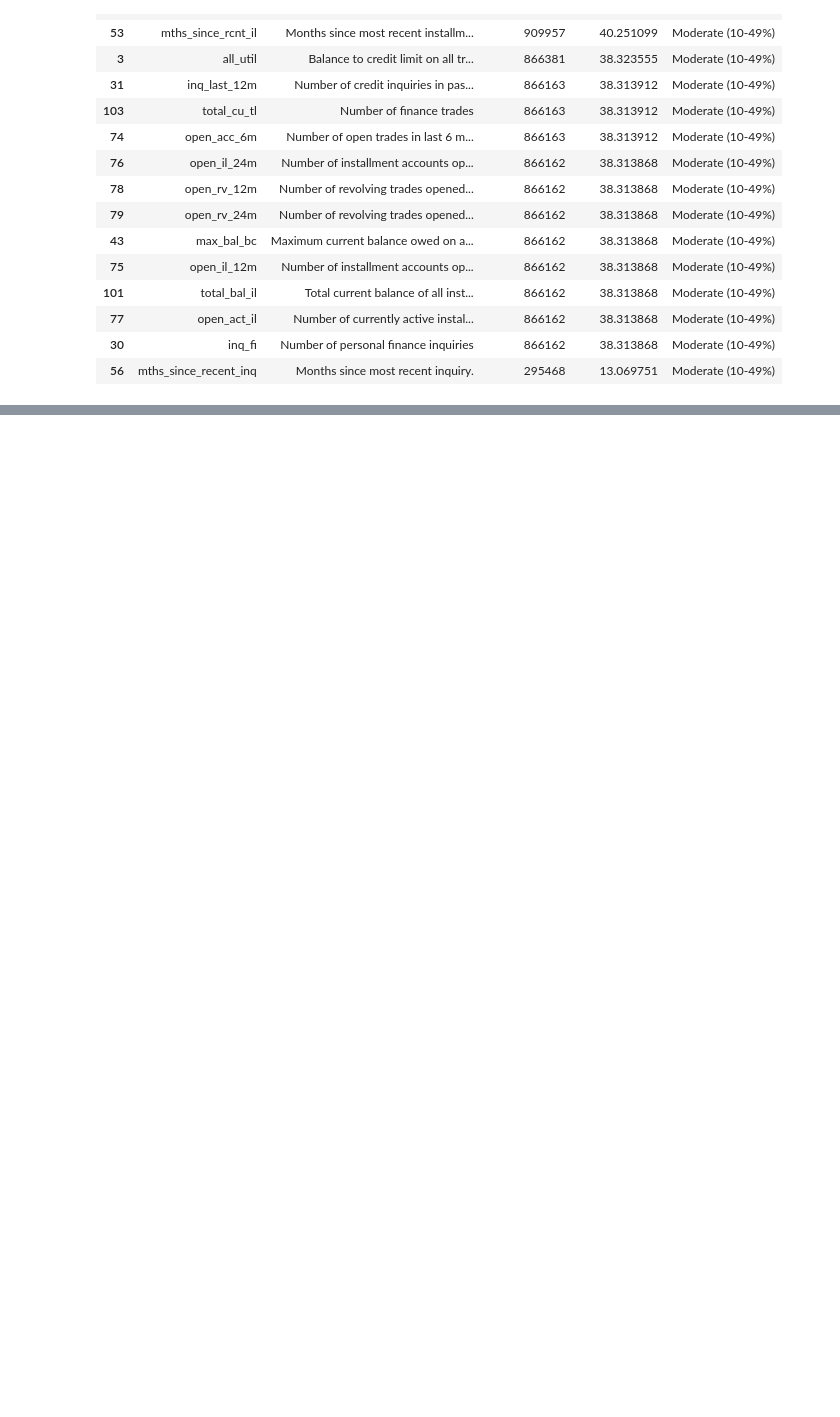
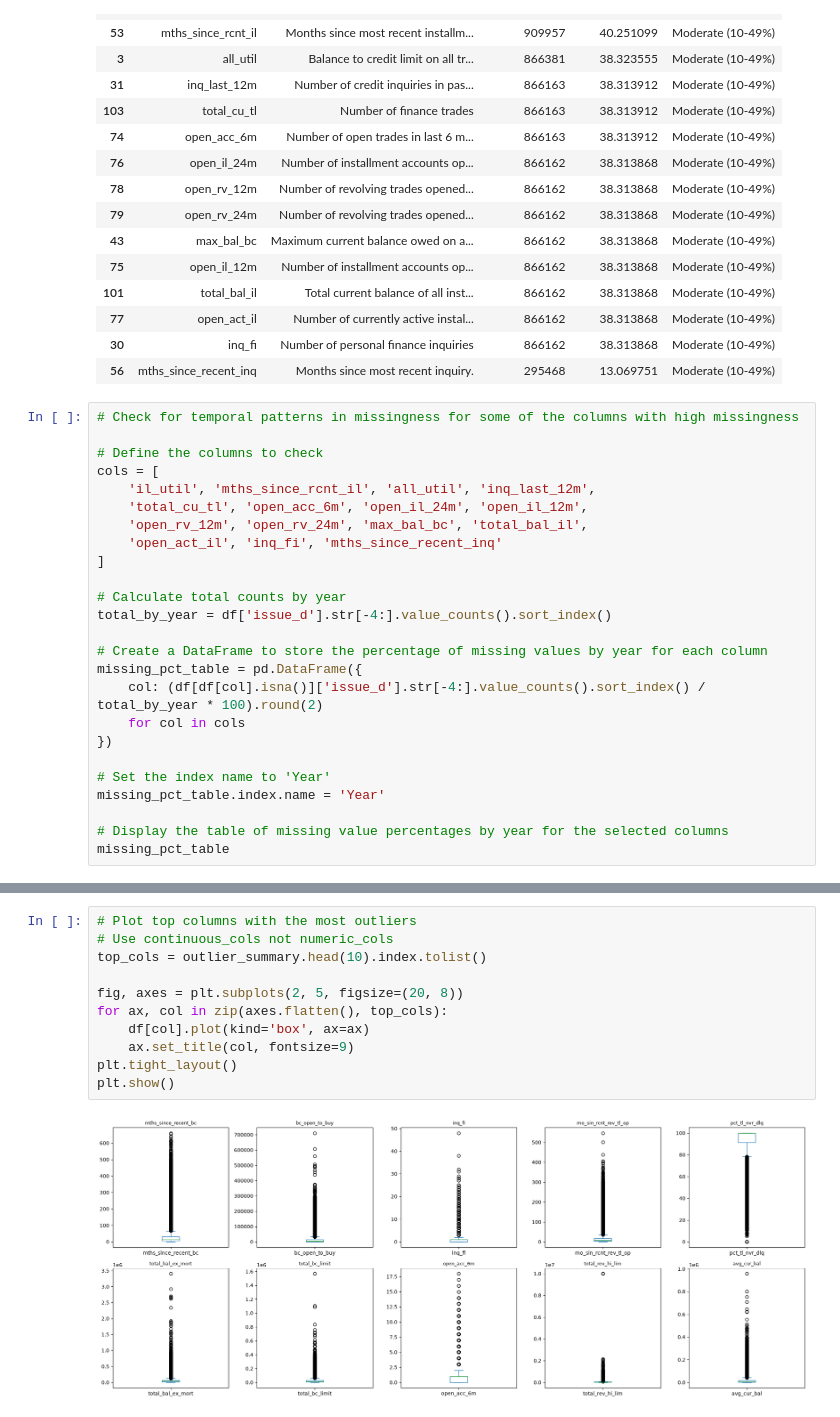
Before and after one commit to BuildersLab/Credit-Risk-Default, a Jupyter notebook: notebooks/00_cleaning.ipynb, the cells around one changed output, grey strips where cells are left out. Drawn from its saved outputs; the diff is of its cells as text; blank space fills up the shorter version.

```diff
--- a/notebooks/00_cleaning.ipynb
+++ b/notebooks/00_cleaning.ipynb
@@ -345,3 +462,28 @@ Columns with moderate missingness (10-49%):
 | 77 | open_act_il | Number of currently active instal... | 866162 | 38.313868 | Moderate (10-49%) |
 | 30 | inq_fi | Number of personal finance inquiries | 866162 | 38.313868 | Moderate (10-49%) |
 | 56 | mths_since_recent_inq | Months since most recent inquiry. | 295468 | 13.069751 | Moderate (10-49%) |
+# %%
+# Check for temporal patterns in missingness for some of the columns with high missingness
+
+# Define the columns to check
+cols = [
+    'il_util', 'mths_since_rcnt_il', 'all_util', 'inq_last_12m',
+    'total_cu_tl', 'open_acc_6m', 'open_il_24m', 'open_il_12m',
+    'open_rv_12m', 'open_rv_24m', 'max_bal_bc', 'total_bal_il',
+    'open_act_il', 'inq_fi', 'mths_since_recent_inq'
+]
+
+# Calculate total counts by year
+total_by_year = df['issue_d'].str[-4:].value_counts().sort_index()
+
+# Create a DataFrame to store the percentage of missing values by year for each column
+missing_pct_table = pd.DataFrame({
+    col: (df[df[col].isna()]['issue_d'].str[-4:].value_counts().sort_index() / total_by_year * 100).round(2)
+    for col in cols
+})
+
+# Set the index name to 'Year'
+missing_pct_table.index.name = 'Year'
+
+# Display the table of missing value percentages by year for the selected columns
+missing_pct_table
@@ -391,0 +715,13 @@ Note:
+# %%
+# Plot top columns with the most outliers
+# Use continuous_cols not numeric_cols
+top_cols = outlier_summary.head(10).index.tolist()
+
+fig, axes = plt.subplots(2, 5, figsize=(20, 8))
+for ax, col in zip(axes.flatten(), top_cols):
+    df[col].plot(kind='box', ax=ax)
+    ax.set_title(col, fontsize=9)
+plt.tight_layout()
+plt.show()
+# %% [output]
+[figure, added]
```
Also changed, not shown: parts of 39 cells of this notebook.
